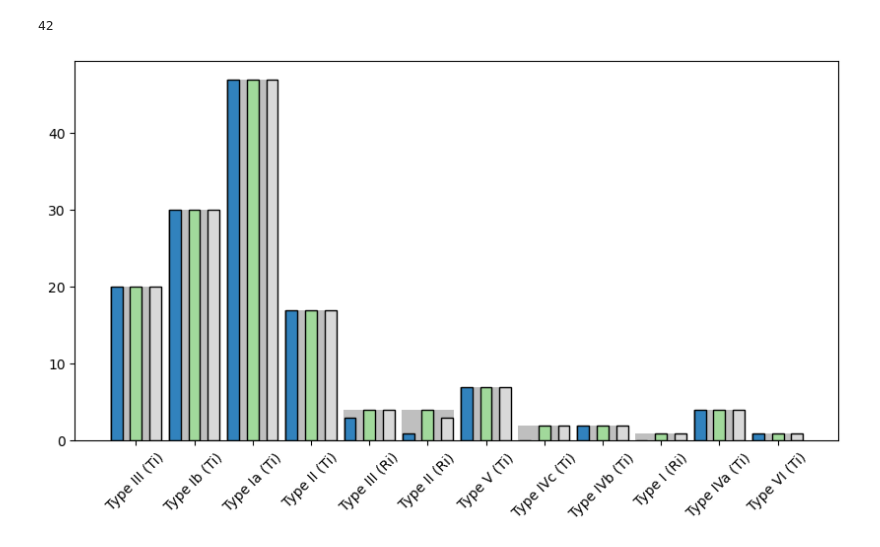
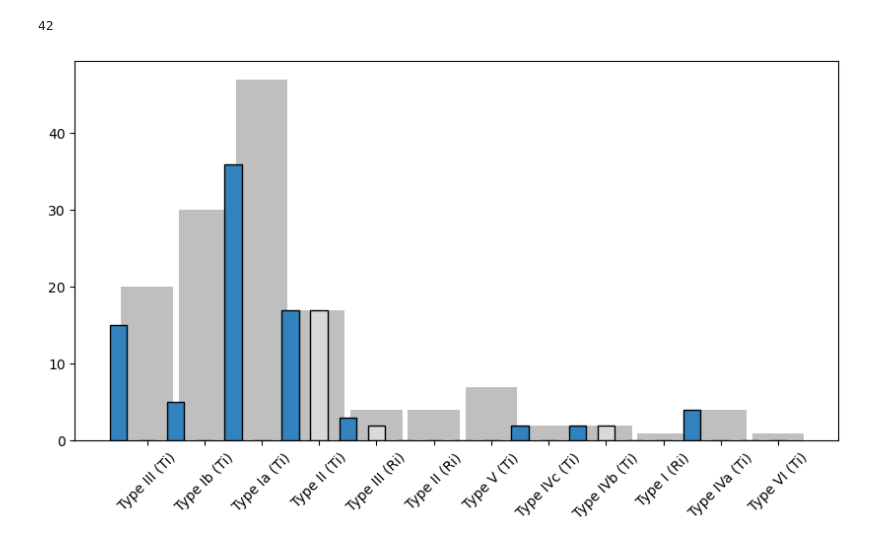
Before and after one commit to pipparichter/overdrive, a Jupyter notebook: notebooks/sandbox-2.ipynb, the cells around one changed output. Saved outputs shown, nothing was run; the diff lists cells and outputs as text; code cells hidden in the pictures.

```diff
--- a/notebooks/sandbox-2.ipynb
+++ b/notebooks/sandbox-2.ipynb
@@ -179,7 +173,7 @@ for field in ['organism', 'title']:
     overdrive_df[field] = np.where(overdrive_df[field].isnull(), overdrive_df.source_id.map(map_), overdrive_df[field])
 
 titles = overdrive_df.title.fillna('none')
-title_mask = ~overdrive_df.title.str.contains('[Aa]grobacterium|[Rr]hizobium')
+title_mask = ~overdrive_df.title.fillna('none').str.contains('[Aa]grobacterium|[Rr]hizobium')
 print(f'Removing {title_mask.sum()} sequences not from Agrobacterium of Rhizobium.')
 overdrive_df = overdrive_df[~title_mask].copy()
 
@@ -269,26 +262,23 @@ graph = get_alignment_graph(align_df, overdrive_df.index.values)
 alignment_groups = list(nx.connected_components(graph))
 print('Num. alignment groups:', len(alignment_groups))
 print(f'Num. alignment groups > {min_group_size} members:', len([group for group in alignment_groups if (len(group) > min_group_size)]))
+
 alignment_group_map = {id_:i for i, group in enumerate(alignment_groups) for id_ in group}
+
 overdrive_df['group'] = overdrive_df.index.map(alignment_group_map)
+overdrive_deduplicated_df['group'] = overdrive_deduplicated_df.index.map(alignment_group_map)
 # %% [output]
 Num. alignment groups: 62
 Num. alignment groups > 10 members: 11
 # %%
-motif_lengths = [10, 20, 25]
+motif_lengths = [10, 20]
 
 motif_dfs = dict()
 for motif_length in motif_lengths:
     mast_file = MASTXMLFile(f'../data/data-2/meme/overdrive_mast_width_{motif_length}.xml')
     motif_dfs[f'motif_1a_{motif_length}'] = mast_file.to_df()
-    overdrive_df[f'motif_1a_{motif_length}'] = overdrive_df.index.isin(motif_dfs[f'motif_1a_{motif_length}']['id'])
+
+    overdrive_deduplicated_df[f'motif_1a_{motif_length}'] = overdrive_deduplicated_df.index.isin(motif_dfs[f'motif_1a_{motif_length}']['id'])
+    overdrive_df[f'motif_1a_{motif_length}'] = overdrive_df.rep_id.map(overdrive_deduplicated_df[f'motif_1a_{motif_length}'])
 
 motif_a_df = pd.concat([df.assign(motif=motif) for motif, df in motif_dfs.items()]) # .ilocmotif_dfs = dict()
-
-# motif_dfs = dict()
-# for motif_length in motif_lengths + [15]:
-#     mast_file = MASTXMLFile(f'../data/data-2/meme/overdrive_no_motifs_mast_width_{motif_length}.xml')
-#     motif_dfs[f'motif_1b_{motif_length}'] = mast_file.to_df()
-#     overdrive_df[f'motif_1b_{motif_length}'] = overdrive_df.index.isin(motif_dfs[f'motif_1b_{motif_length}']['id'])
-
-# motif_b_df = pd.concat([df.assign(motif=motif) for motif, df in motif_dfs.items()]) # .iloc[:20][:20]
@@ -298,0 +285,18 @@ np.float64(7.3923e-07)
+# %%
+def load_fimo_file(path:str='../data/data-2/meme/overdrive_fimo_consensus.tsv', motif:str='consensus', max_p_value:float=0.0025,  max_q_value:float=0.05):
+    df = pd.read_csv(path, sep='\t', comment='#')
+    df['motif'] = motif
+    df['id'] = df['sequence_name']
+    df['length'] = df.matched_sequence.apply(len)
+    df = df.sort_values('p-value')
+    # df = df.drop_duplicates('id')
+    # df = df[df['p-value'] < max_p_value]
+    df = df[df['q-value'] < max_q_value]
+    print(f'load_fimo_file: Loaded {len(df)} hits from {path}')
+    return df
+
+consensus_df = load_fimo_file(path='../data/data-2/meme/overdrive_fimo_consensus.tsv', max_p_value=0.0005)
+core_df = load_fimo_file(path='../data/data-2/meme/overdrive_fimo_core.tsv', max_p_value=0.005, motif='core')
+
+overdrive_df[f'consensus'] = overdrive_df.index.isin(consensus_df['id'])
+overdrive_df[f'core'] = overdrive_df.index.isin(core_df['id'])
@@ -424,35 +461,38 @@ FASTAFile(df=overdrive_df[~overdrive_df.motif_1a_10 & ~overdrive_df.motif_1a_20]
 42
 # %%
 figure_df = overdrive_df.copy()
-totals = [(figure_df.drop_duplicates('source_id').plasmid_type == plasmid_type).sum() for plasmid_type in plasmid_types]
 figure_df = figure_df[~figure_df.plasmid_type.isnull()].copy()
 
-motifs = [col for col in figure_df.columns if 'motif_1a' in col]
+plasmid_types = figure_df.plasmid_type.unique()
+totals = [(figure_df.drop_duplicates('source_id').plasmid_type == plasmid_type).sum() for plasmid_type in plasmid_types]
+
+# motifs = [col for col in figure_df.columns if 'motif_1a' in col]
+motifs = ['consensus', 'core']
 plasmid_types = figure_df.plasmid_type.unique()
 
 cmap = mpl.colormaps.get_cmap('tab20c')
 cmap = cmap.resampled(len(motifs))
 palette = {f:cmap(i) for i, f in enumerate(motifs)} # Map each category to a color.
 
 
 offsets = {motif: (i - 1) * (1 / len(motifs)) for i, motif in enumerate(motifs)}
 positions = np.array(np.arange(len(plasmid_types))) + np.mean(list(offsets.values()))
 
 fig, ax = plt.subplots(figsize=(10, 5))
 
 # positions = np.arange(len(plasmid_types))
 ax.bar(positions, totals, color='gray', alpha=0.5, width=0.9)
 for motif in palette.keys():
     df = figure_df[figure_df[f'{motif}']].drop_duplicates('source_id')
     # print(motif, len(df))
     heights = [(df.plasmid_type == plasmid_type).sum() for plasmid_type in plasmid_types]
     # heights = np.array(heights) / np.array(totals)
     ax.bar(positions + offsets[motif], heights, color=palette[motif], width=0.6 / len(motifs), edgecolor='black')
 
 ax.set_xticks(positions, labels=plasmid_types, rotation=45)
 plt.show()
 # %% [output]
-[figure, old version]
+[figure, new version]
 # %%
 # I should maybe filter for sequnces which have a VirC gene, not just sources.
 
```
Also changed, not shown: parts of 12 cells of this notebook, 3 other files.
